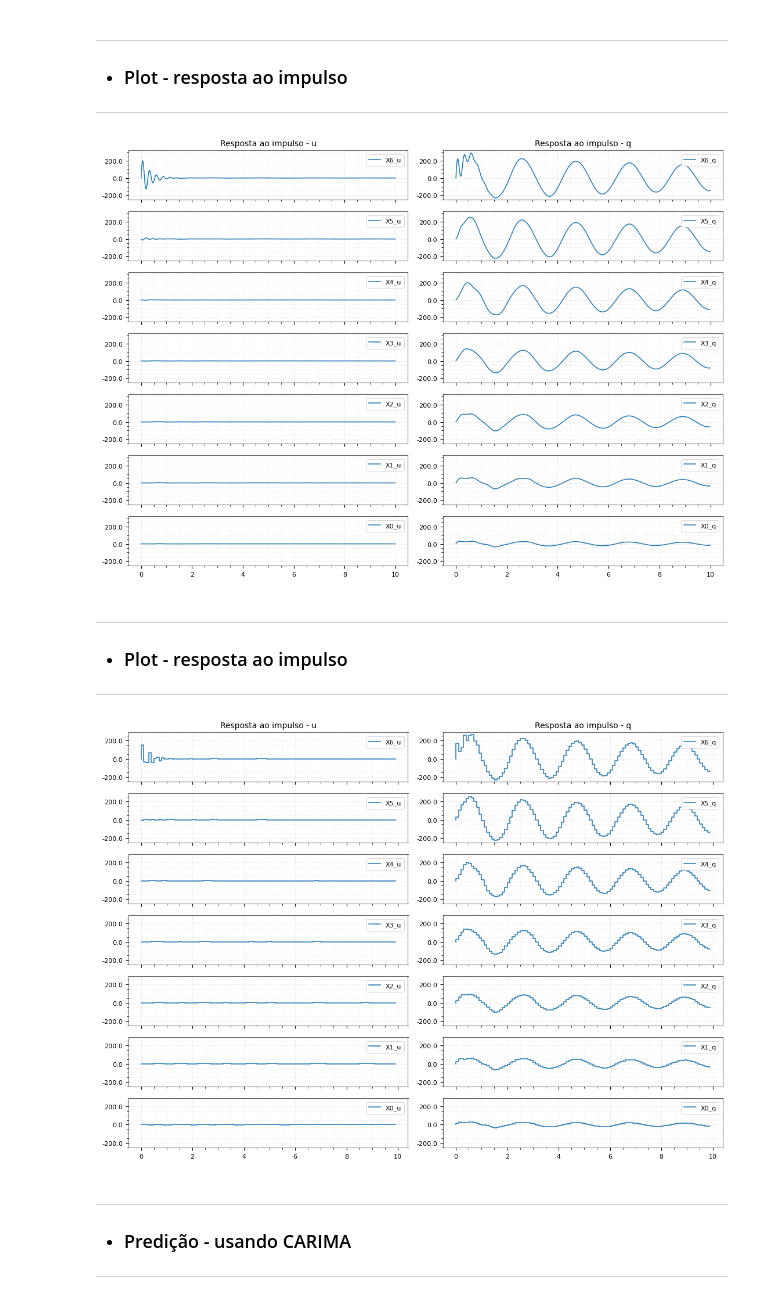
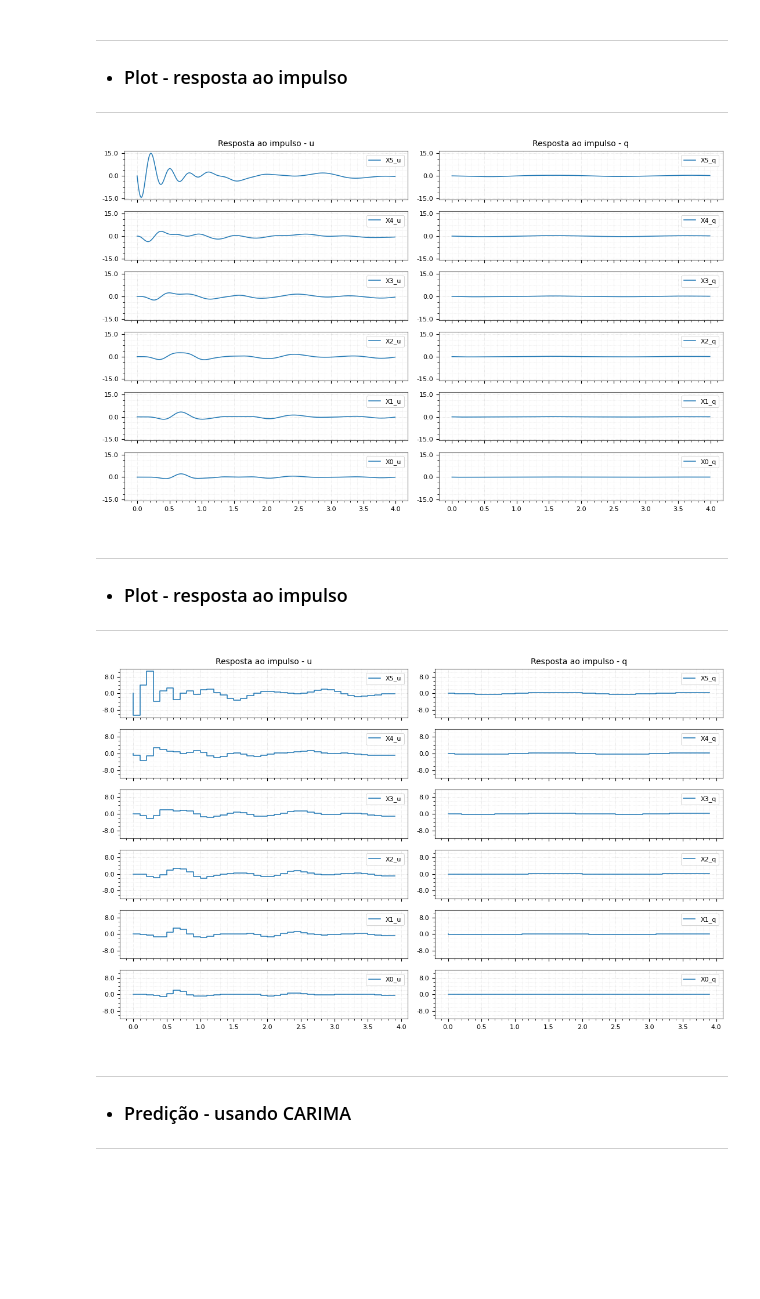
Before and after one commit to AlisonTristao/renovaveis, a Jupyter notebook: model.ipynb, the cells around one changed output. Saved outputs shown, nothing was run; the diff lists cells and outputs as text; code cells hidden in the pictures; blank space fills up the shorter version.

```diff
--- a/model.ipynb
+++ b/model.ipynb
@@ -534,7 +534,7 @@ for i in range(len(k_arr) - offset):
 B = sp.Matrix([[0] for _ in range(n_node - 1)] + [[-1], [1]])
 
 # Matriz de perturbação
-C = sp.Matrix([[1] for _ in range(n_node + 1)])
+C = -m_matriz @ sp.Matrix([[1] for _ in range(n_node + 1)])
 # %% [markdown]
 ---
 * ### Funções de transferência
@@ -644,17 +644,17 @@ cols_name = ['u', 'q']
 # %%
 # plot a resposta ao impulso
 y_matriz_out = [[] for _ in range(H.rows)]
 
 for i in range(H.rows):
     for j in range(H.cols):
         t_out, y_out = ctl.impulse_response(H_s_matriz[i][j], T=time_continuo)
         y_plot = [y_out.tolist(), "X{}_{}".format(i, cols_name[j]), 'C0', None]
         y_matriz_out[i].append(y_plot)
 
 # plot
-plot(time_continuo, y_matriz_out, "Resposta ao impulso", cols_name, plot=True)
+plot(time_continuo, y_matriz_out[:-1], "Resposta ao impulso", cols_name, plot=True)
 # %% [output]
-[figure, old version]
+[figure, new version]
 # %% [markdown]
 ---
 * ### Plot - resposta ao impulso
@@ -670,9 +670,9 @@ for i in range(H.rows):
         y_matriz_out[i].append(y_plot)
 
 # plot
-plot(time, y_matriz_out, "Resposta ao impulso", cols_name)
+plot(time, y_matriz_out[:-1], "Resposta ao impulso", cols_name)
 # %% [output]
-[figure, old version]
+[figure, new version]
 # %% [markdown]
 ---
 * ### Predição - usando CARIMA
```
Also changed, not shown: parts of 7 cells of this notebook, 1 other file.
